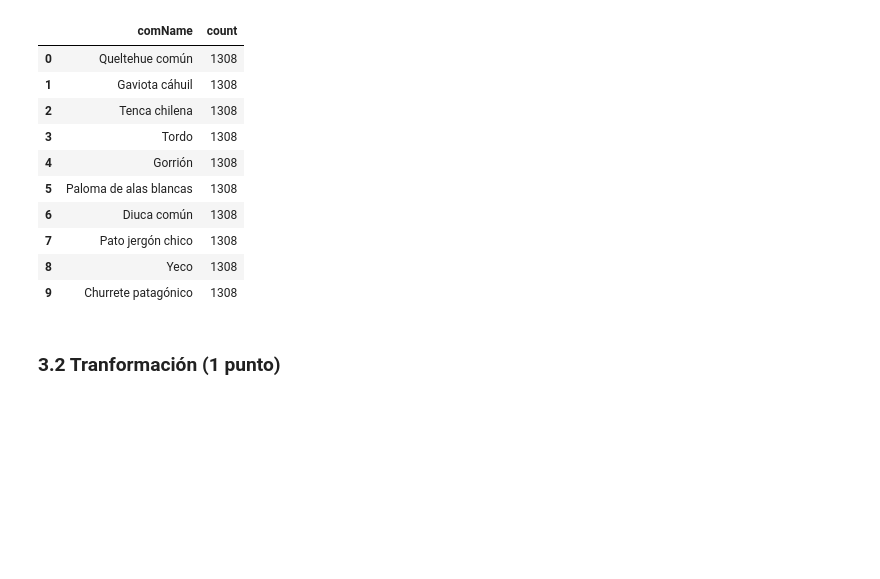
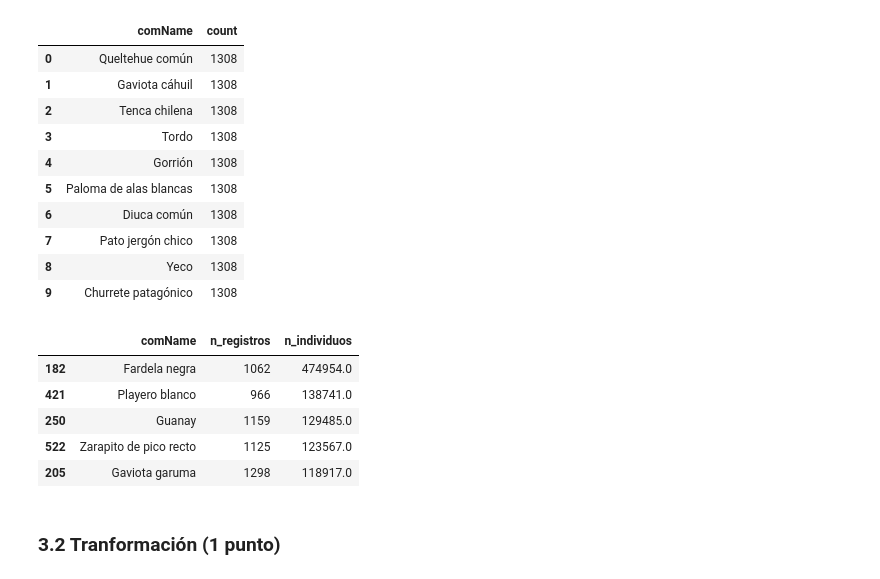
Before and after one commit to Benjasud-coder/IMT2200-Benjamin-Pardo-, a Jupyter notebook: Tarea 2/IMT2200-25s2 - Tarea 02.ipynb, the cells around one changed output. Saved outputs shown, nothing was run; the diff lists cells and outputs as text; code cells hidden in the pictures; blank space fills up the shorter version.

```diff
--- a/Tarea 2/IMT2200-25s2 - Tarea 02.ipynb
+++ b/Tarea 2/IMT2200-25s2 - Tarea 02.ipynb
@@ -207,6 +213,18 @@ especies.head(10)  # Existen muchas que tienen el mismo valor ??
 | 7 | Pato jergón chico | 1308 |
 | 8 | Yeco | 1308 |
 | 9 | Churrete patagónico | 1308 |
+# %%
+especies_total = data_csv.groupby("comName").agg(n_registros=("comName", "count"),
+                                                 n_individuos=("howMany", "sum")
+                                                 ).reset_index().sort_values("n_individuos", ascending=False)
+especies_total.head() # Esto nos muestra la cantidad de aves junto con cada avistamiento
+# %% [output]
+|  | comName | n_registros | n_individuos |
+| 182 | Fardela negra | 1062 | 474954.0 |
+| 421 | Playero blanco | 966 | 138741.0 |
+| 250 | Guanay | 1159 | 129485.0 |
+| 522 | Zarapito de pico recto | 1125 | 123567.0 |
+| 205 | Gaviota garuma | 1298 | 118917.0 |
 # %% [markdown]
 ### 3.2 Tranformación (1 punto)
 # %% [markdown]
```
Also changed, not shown: parts of 6 cells of this notebook, 5 other files.
